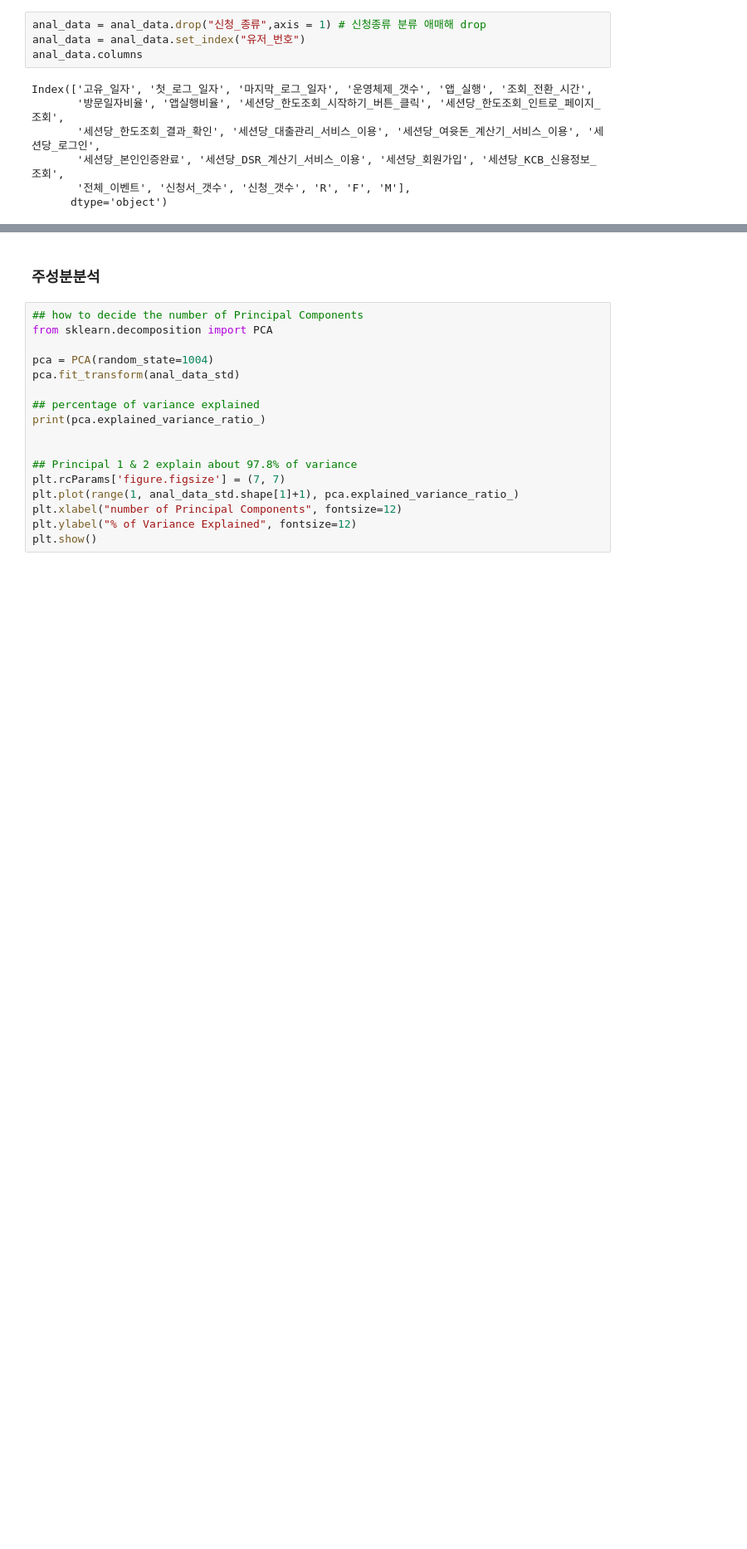
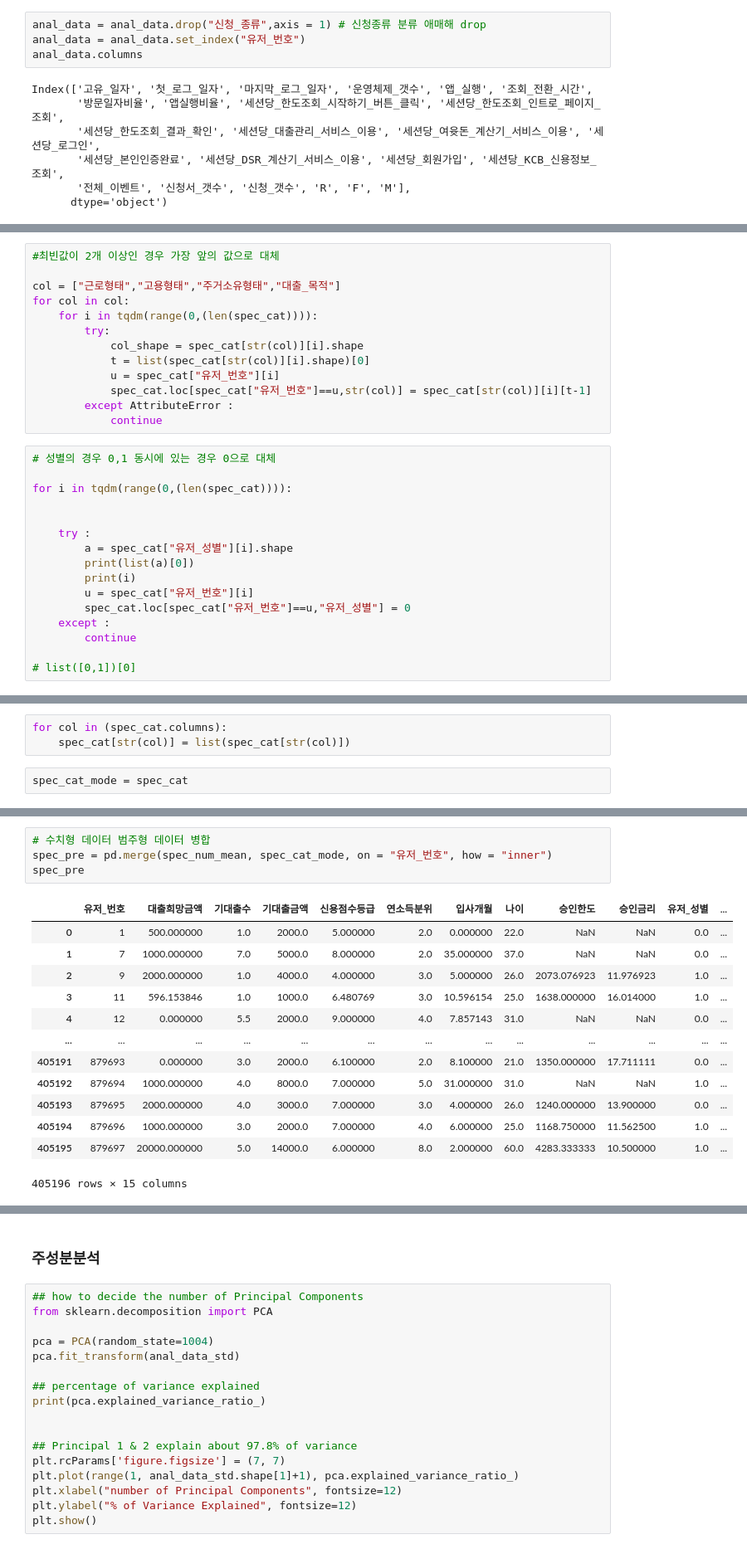
Before and after one commit to NayeonKeum/BigContest2022, a Jupyter notebook: code/Cluster_Analysis_.ipynb, the cells around one changed output, grey strips where cells are left out. Shown at 83% size. Saved outputs shown, nothing was run; the diff lists cells and outputs as text; blank space fills up the shorter version.

```diff
--- a/code/Cluster_Analysis_.ipynb
+++ b/code/Cluster_Analysis_.ipynb
@@ -822,0 +931,29 @@ Index(['고유_일자', '첫_로그_일자', '마지막_로그_일자', '운영
+# %%
+#최빈값이 2개 이상인 경우 가장 앞의 값으로 대체
+
+col = ["근로형태","고용형태","주거소유형태","대출_목적"]
+for col in col:
+    for i in tqdm(range(0,(len(spec_cat)))):
+        try:
+            col_shape = spec_cat[str(col)][i].shape
+            t = list(spec_cat[str(col)][i].shape)[0]
+            u = spec_cat["유저_번호"][i]
+            spec_cat.loc[spec_cat["유저_번호"]==u,str(col)] = spec_cat[str(col)][i][t-1]
+        except AttributeError :
+            continue
+# %%
+# 성별의 경우 0,1 동시에 있는 경우 0으로 대체
+
+for i in tqdm(range(0,(len(spec_cat)))):
+
+
+    try :
+        a = spec_cat["유저_성별"][i].shape
+        print(list(a)[0])
+        print(i)
+        u = spec_cat["유저_번호"][i]
+        spec_cat.loc[spec_cat["유저_번호"]==u,"유저_성별"] = 0
+    except :
+        continue
+
+# list([0,1])[0]
@@ -822,0 +997,5 @@ Index(['고유_일자', '첫_로그_일자', '마지막_로그_일자', '운영
+# %%
+for col in (spec_cat.columns):
+    spec_cat[str(col)] = list(spec_cat[str(col)])
+# %%
+spec_cat_mode = spec_cat
@@ -822,0 +1008,18 @@ Index(['고유_일자', '첫_로그_일자', '마지막_로그_일자', '운영
+# %%
+# 수치형 데이터 범주형 데이터 병합
+spec_pre = pd.merge(spec_num_mean, spec_cat_mode, on = "유저_번호", how = "inner")
+spec_pre
+# %% [output]
+|  | 유저_번호 | 대출희망금액 | 기대출수 | 기대출금액 | 신용점수등급 | 연소득분위 | 입사개월 | 나이 | 승인한도 | 승인금리 | 유저_성별 | ... |
+| 0 | 1 | 500.000000 | 1.0 | 2000.0 | 5.000000 | 2.0 | 0.000000 | 22.0 | NaN | NaN | 0.0 | ... |
+| 1 | 7 | 1000.000000 | 7.0 | 5000.0 | 8.000000 | 2.0 | 35.000000 | 37.0 | NaN | NaN | 0.0 | ... |
+| 2 | 9 | 2000.000000 | 1.0 | 4000.0 | 4.000000 | 3.0 | 5.000000 | 26.0 | 2073.076923 | 11.976923 | 1.0 | ... |
+| 3 | 11 | 596.153846 | 1.0 | 1000.0 | 6.480769 | 3.0 | 10.596154 | 25.0 | 1638.000000 | 16.014000 | 1.0 | ... |
+| 4 | 12 | 0.000000 | 5.5 | 2000.0 | 9.000000 | 4.0 | 7.857143 | 31.0 | NaN | NaN | 0.0 | ... |
+| ... | ... | ... | ... | ... | ... | ... | ... | ... | ... | ... | ... | ... |
+| 405191 | 879693 | 0.000000 | 3.0 | 2000.0 | 6.100000 | 2.0 | 8.100000 | 21.0 | 1350.000000 | 17.711111 | 0.0 | ... |
+| 405192 | 879694 | 1000.000000 | 4.0 | 8000.0 | 7.000000 | 5.0 | 31.000000 | 31.0 | NaN | NaN | 1.0 | ... |
+| 405193 | 879695 | 2000.000000 | 4.0 | 3000.0 | 7.000000 | 3.0 | 4.000000 | 26.0 | 1240.000000 | 13.900000 | 0.0 | ... |
+| 405194 | 879696 | 1000.000000 | 3.0 | 2000.0 | 7.000000 | 4.0 | 6.000000 | 25.0 | 1168.750000 | 11.562500 | 1.0 | ... |
+| 405195 | 879697 | 20000.000000 | 5.0 | 14000.0 | 6.000000 | 8.0 | 2.000000 | 60.0 | 4283.333333 | 10.500000 | 1.0 | ... |
+405196 rows × 15 columns
```
Also changed, not shown: parts of 45 cells of this notebook.
